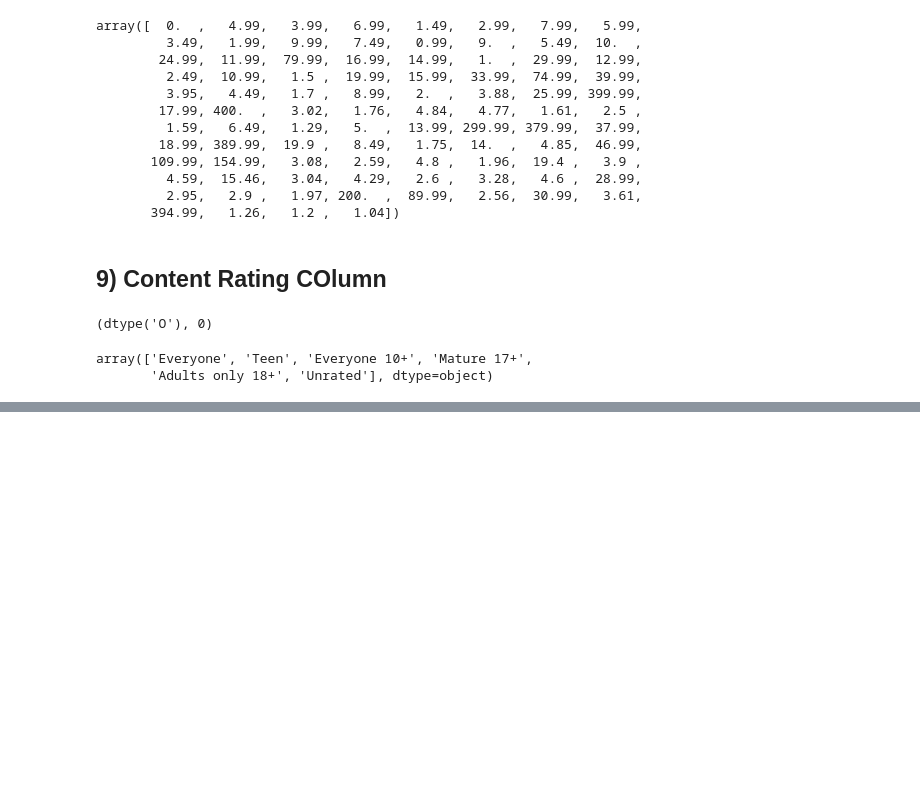
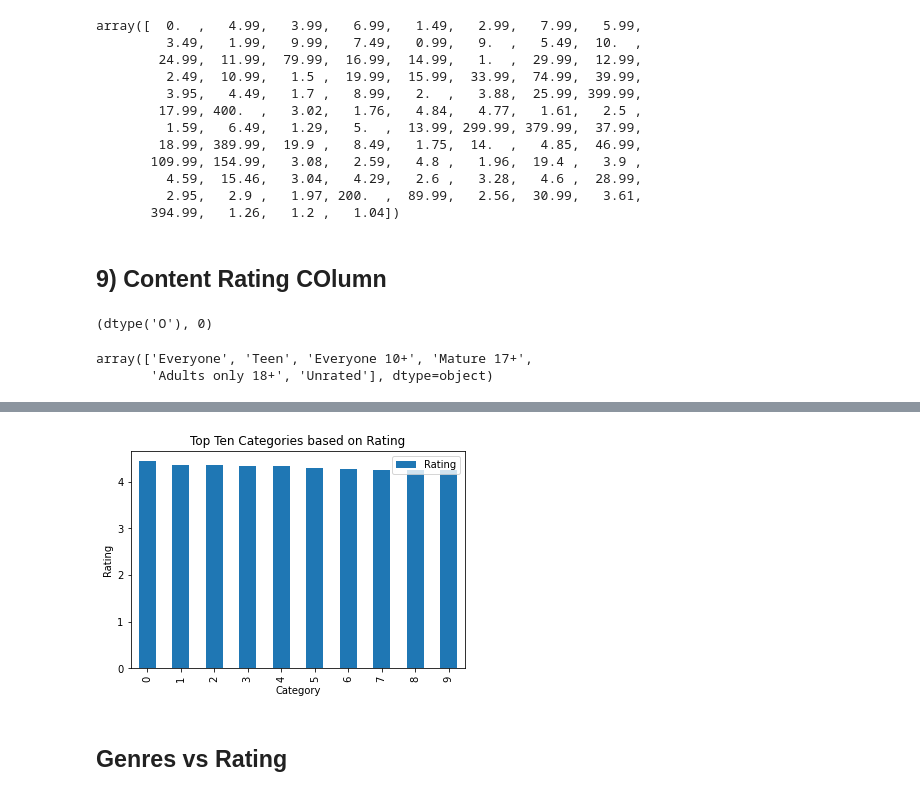
Before and after one commit to ankitrai777/EDA-on-Play-Store-App-Review, a Jupyter notebook: Play_Store_App_Review_Analysis_Capstone_Project.ipynb, the cells around one changed output, grey strips where cells are left out. Drawn from its saved outputs; the diff is of its cells as text; code cells hidden in the pictures; blank space fills up the shorter version.

```diff
--- a/Play_Store_App_Review_Analysis_Capstone_Project.ipynb
+++ b/Play_Store_App_Review_Analysis_Capstone_Project.ipynb
@@ -390,0 +499,13 @@ array(['Everyone', 'Teen', 'Everyone 10+', 'Mature 17+',
+# %%
+cat_rating_df.plot(kind = 'bar')
+plt.rcParams['figure.figsize'] = (10,5)
+
+plt.title('Top Ten Categories based on Rating')
+plt.ylabel('Rating')
+plt.xlabel('Category')
+
+plt.show()
+# %% [output]
+[figure, added]
+# %% [markdown]
+## **Genres vs Rating**
```
Also changed, not shown: parts of 27 cells of this notebook.
